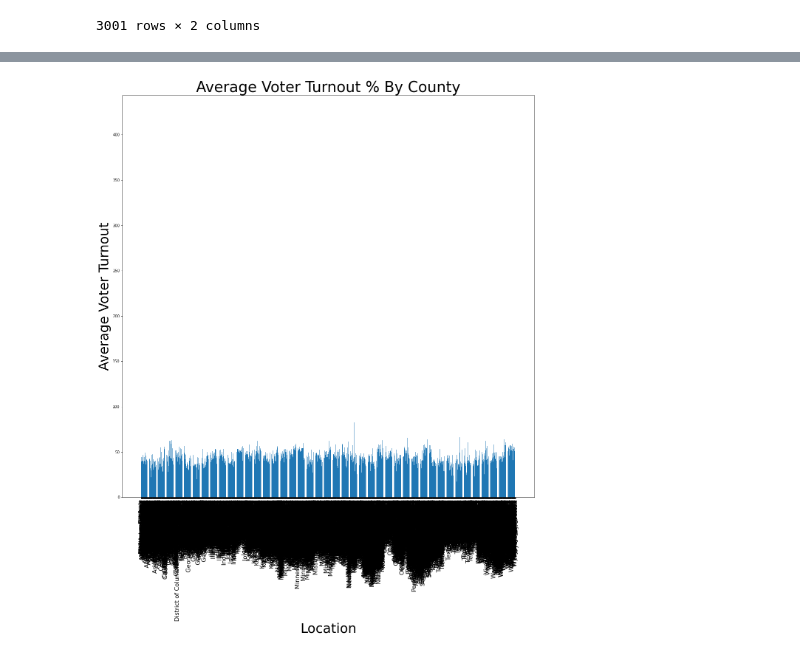
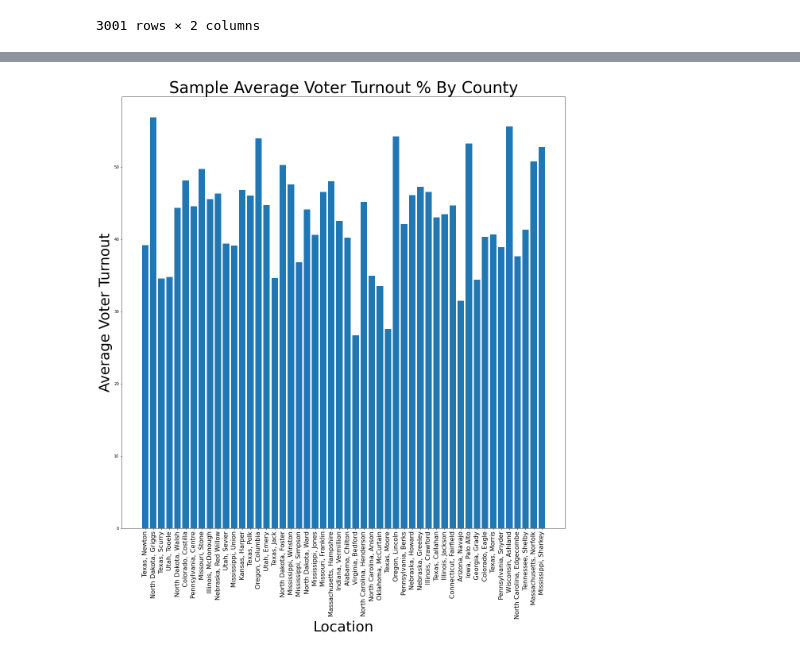
Before and after one commit to jennylynnramz/project1, a Jupyter notebook: Resources/Analysis Files/2004/Analysis_2004.ipynb, the cells around one changed output, grey strips where cells are left out. Drawn from its saved outputs; the diff is of its cells as text; code cells hidden in the pictures.

```diff
--- a/Resources/Analysis Files/2004/Analysis_2004.ipynb
+++ b/Resources/Analysis Files/2004/Analysis_2004.ipynb
@@ -123,16 +123,16 @@ Sample_County
 # %%
-Avg_County_Turnout = County_Avg_Voter_Turnout_1["Avg_Turnout"]
-Location =  County_Avg_Voter_Turnout_1["Location"]
+Avg_County_Turnout = Sample_County["Avg_Turnout"]
+Location =  Sample_County["Location"]
 plt.bar(Location, Avg_County_Turnout)
 plt.title('Sample Average Voter Turnout % By County', fontsize=40)
 plt.xlabel('Location', fontsize=36)
 plt.ylabel('Average Voter Turnout', fontsize=36)
 plt.xticks(rotation=90, fontsize=16)
 plt.rcParams["figure.figsize"] = [100, 20]
 
 plt.show()
 # %% [output]
-[figure, old version]
+[figure, new version]
 # %%
 #5. Are there any outliers?
 # %%
```
Also changed, not shown: parts of 2 cells of this notebook, 3 other files.
